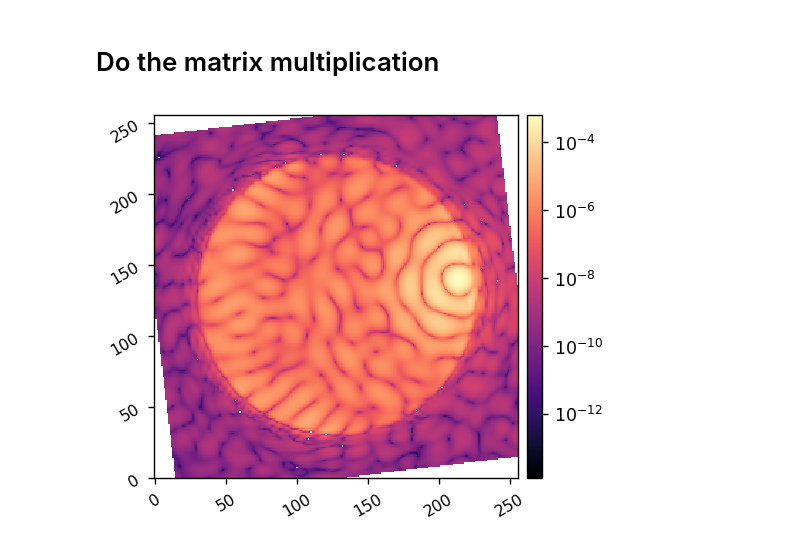
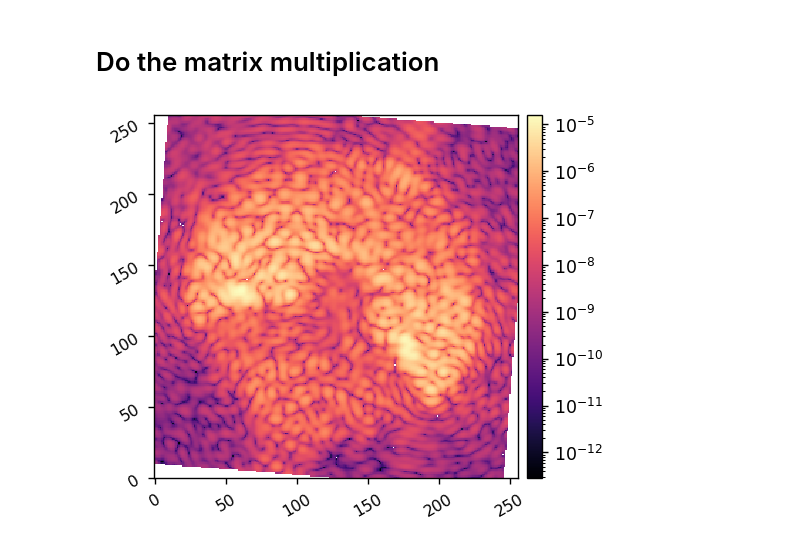
Before and after one commit to kian1377/disk-processing, a Jupyter notebook: spc_wide_run_disk_simulation.ipynb, the cells around one changed output. Cells and saved outputs as stored; diff of their text form; code cells hidden in the pictures.

Commit message:
spc-wide mode simulations

```diff
--- a/spc_wide_run_disk_simulation.ipynb
+++ b/spc_wide_run_disk_simulation.ipynb
@@ -60,16 +61,16 @@ misc.myimshow2(disk, disk, lognorm1=False, lognorm2=False,
 # %% [markdown]
 # Do the matrix multiplication
 # %%
-ipsf_fpath = data_dir/'ipsfs'/'spc_wide_ipsf_matrix_polaxis{:d}_rtheta.hdf5'.format(polaxis)
+ipsf_fpath = data_dir/'ipsfs'/'spc_wide_ipsf_matrix_polaxis{:d}_rtheta_v1.hdf5'.format(polaxis)
 
 f = h5py.File(ipsf_fpath, 'r')
 ipsf_matrix = np.array(f['ipsf_matrix'])
 f.close()
 # %%
 ipsf_matrix.shape
-misc.myimshow(ipsf_matrix[:,5270].reshape(npsf,npsf), lognorm=True)
+misc.myimshow(ipsf_matrix[:,3270].reshape(npsf,npsf), lognorm=True)
 # %% [output]
-[figure, old version]
+[figure, new version]
 # %%
 disk_sim = np.reshape(ipsf_matrix.dot(disk.flatten()), (npsf,npsf))
 
```
Also changed, not shown: parts of 2 cells of this notebook, 1 other file.
